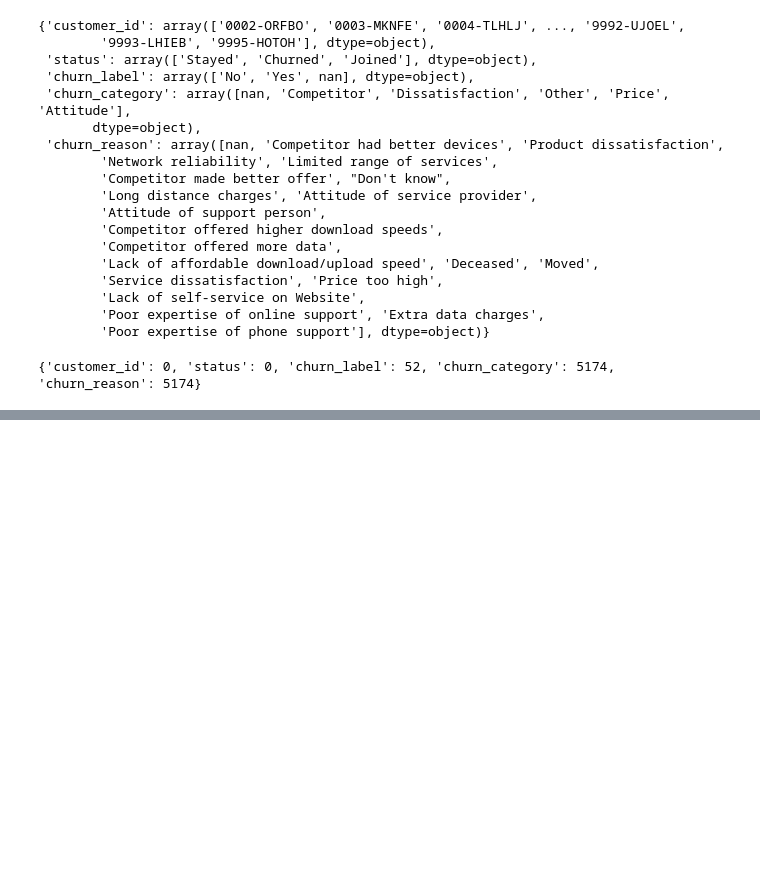
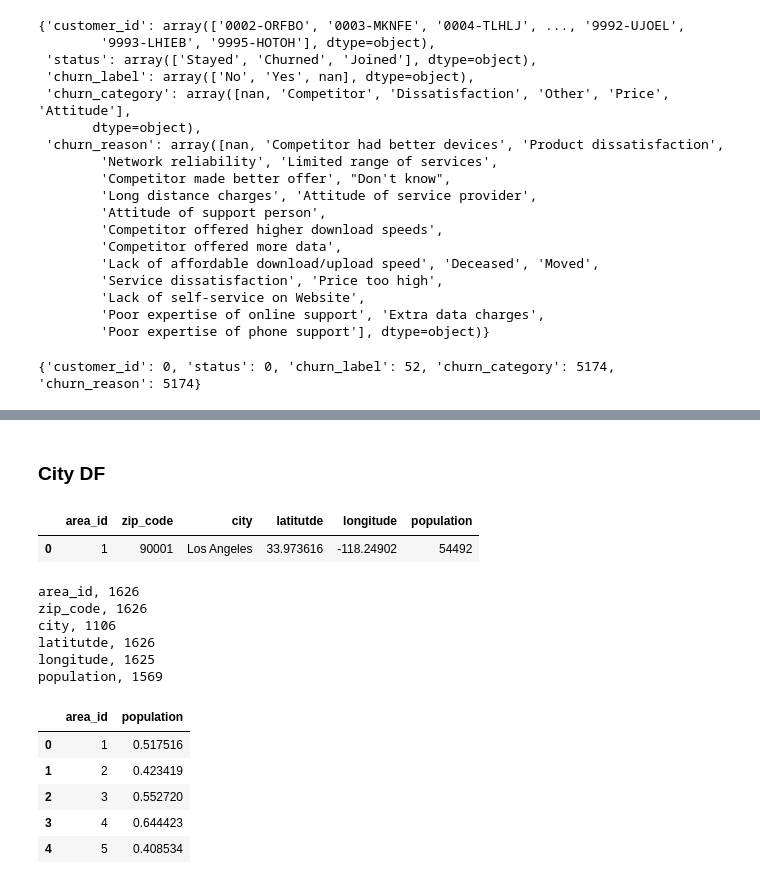
Before and after one commit to peek00/ml-churn-webapp, a Jupyter notebook: research/data_exploration.ipynb, the cells around one changed output, grey strips where cells are left out. Drawn from its saved outputs; the diff is of its cells as text; code cells hidden in the pictures; blank space fills up the shorter version.

Commit message:
Preprocess city df

```diff
--- a/research/data_exploration.ipynb
+++ b/research/data_exploration.ipynb
@@ -310,0 +293,47 @@ CHURN_STATUS_DF[CHURN_STATUS_DF['churn_label'].isna()]
+# %% [markdown]
+### City DF
+# %%
+CITY_DF = pd.read_csv(CITY_PATH)
+CITY_DF.head(1)
+# %% [output]
+|  | area_id | zip_code | city | latitutde | longitude | population |
+| 0 | 1 | 90001 | Los Angeles | 33.973616 | -118.24902 | 54492 |
+# %%
+_ = get_unique_values(CITY_DF)
+for k,v in _.items():
+    print(f"{k}, {len(v)}")
+# %% [output]
+area_id, 1626
+zip_code, 1626
+city, 1106
+latitutde, 1626
+longitude, 1625
+population, 1569
+# %%
+def preprocess_city_df(df:pd.DataFrame)->pd.DataFrame:
+    """
+    Preprocess the city dataframe as below:
+    Min-max scales population column
+    Keep area_id and population only
+    """
+    # Creating new df
+    output_df = pd.DataFrame()
+
+    # Copying over area_id
+    output_df['area_id'] = df['area_id']
+
+    # Scaling
+    scaler = MinMaxScaler()
+    output_df['population'] = scaler.fit_transform(df[['population']])
+
+    return output_df
+# %%
+parsed_city_df = preprocess_city_df(CITY_DF)
+parsed_city_df.head()
+# %% [output]
+|  | area_id | population |
+| 0 | 1 | 0.517516 |
+| 1 | 2 | 0.423419 |
+| 2 | 3 | 0.552720 |
+| 3 | 4 | 0.644423 |
+| 4 | 5 | 0.408534 |
```
Also changed, not shown: parts of 1 cell of this notebook.
